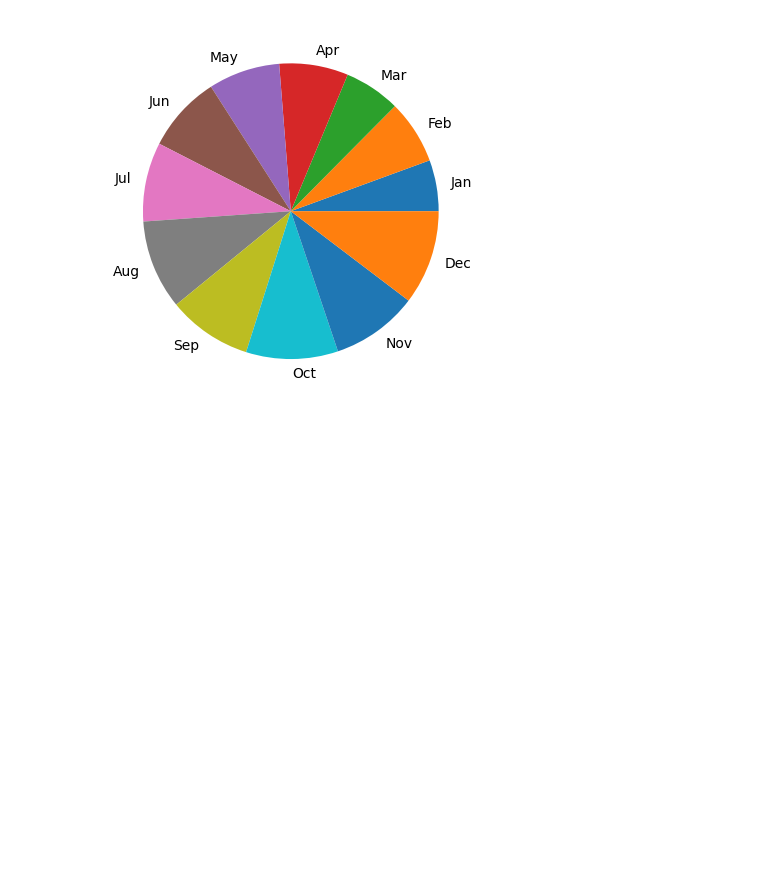
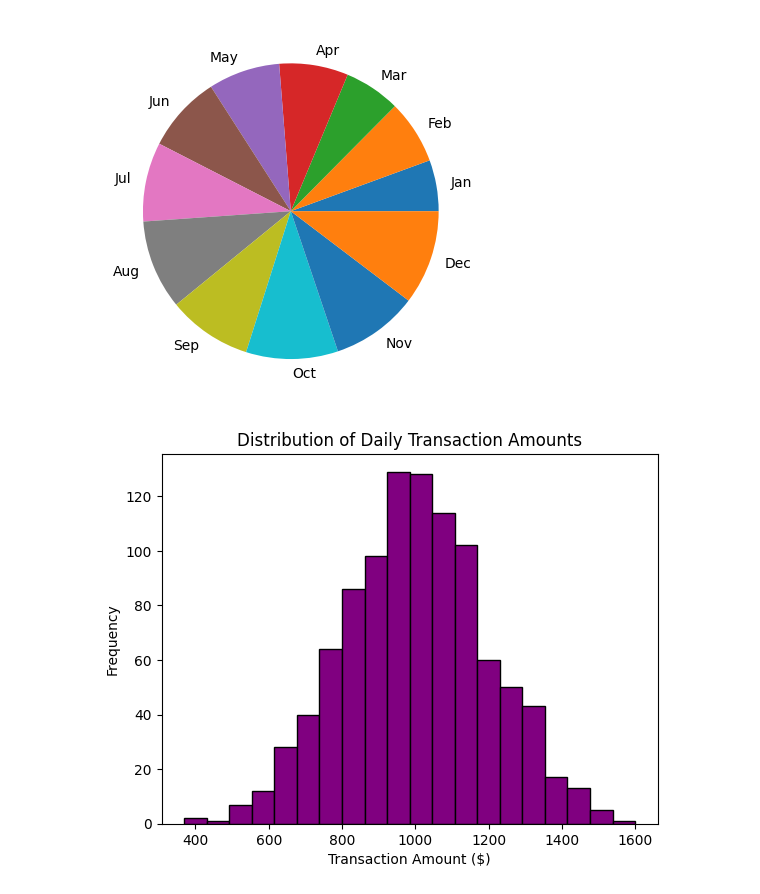
Before and after one commit to Yishak27/Python-training, a Jupyter notebook: datavisualization.ipynb, the cells around one changed output. Saved outputs shown, nothing was run; the diff lists cells and outputs as text; code cells hidden in the pictures; blank space fills up the shorter version.

Commit message:
histogram

```diff
--- a/datavisualization.ipynb
+++ b/datavisualization.ipynb
@@ -31,3 +31,16 @@ plt.pie(df["Transaction Amount"],data=df,labels=df["Month"],normalize='true',rad
 plt.show()
 # %% [output]
 [figure]
+# %%
+import numpy as np
+# Simulate some transaction amount data
+transaction_amounts = np.random.normal(1000, 200, 1000)  # 1000 transactions with a mean of $1000
+
+# Plotting
+plt.hist(transaction_amounts, bins=20, color='purple', edgecolor='black')
+plt.title('Distribution of Daily Transaction Amounts')
+plt.xlabel('Transaction Amount ($)')
+plt.ylabel('Frequency')
+plt.show()
+# %% [output]
+[figure, added]
```
